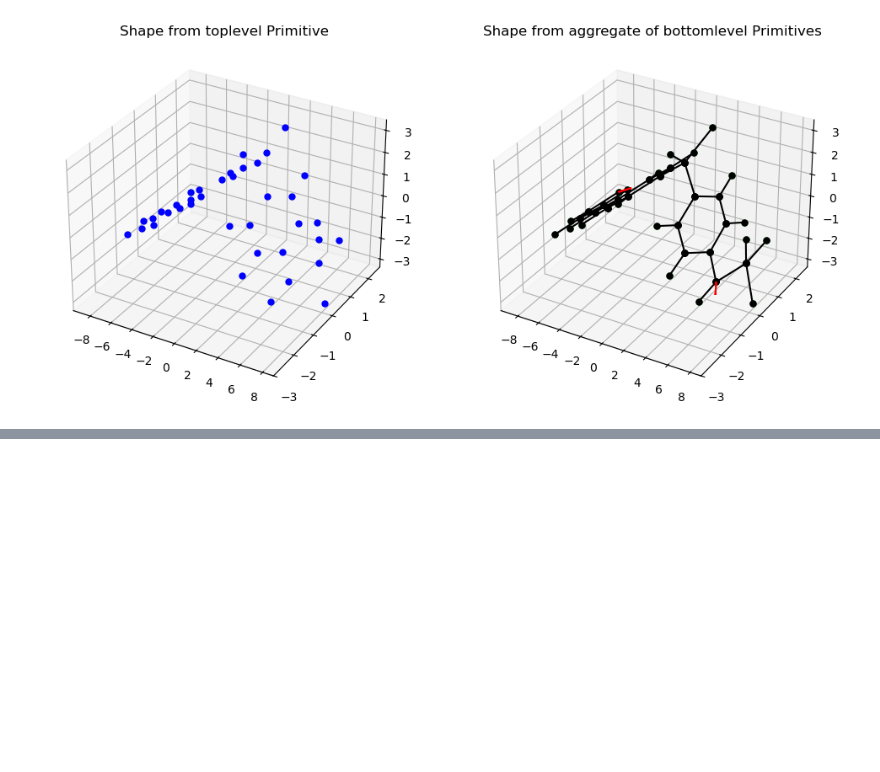
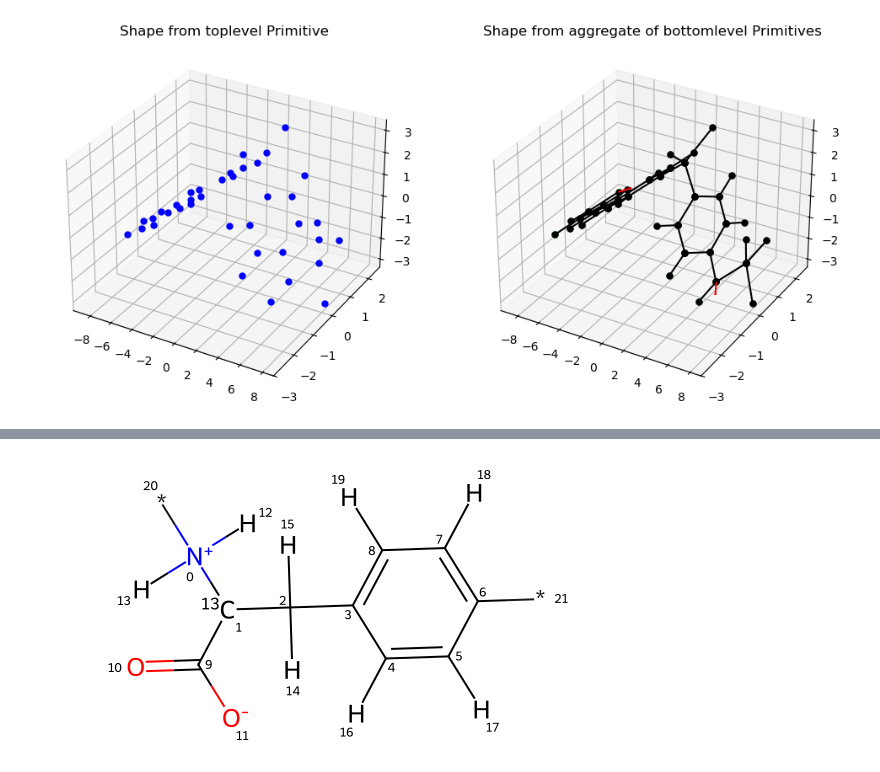
Before and after one commit to StephMcCallum/mupt-examples, a Jupyter notebook: mupt_primitives_rdkit.ipynb, the cells around one changed output, grey strips where cells are left out. Saved outputs shown, nothing was run; the diff lists cells and outputs as text; code cells hidden in the pictures; blank space fills up the shorter version.

```diff
--- a/mupt_primitives_rdkit.ipynb
+++ b/mupt_primitives_rdkit.ipynb
@@ -140,0 +172,7 @@ SINGLE:1
+# %%
+from rdkit.Chem.rdDepictor import Compute2DCoords
+
+conf_id = Compute2DCoords(outmol)
+display(outmol)
+# %% [output]
+[figure, added]
```
Also changed, not shown: parts of 10 cells of this notebook.
